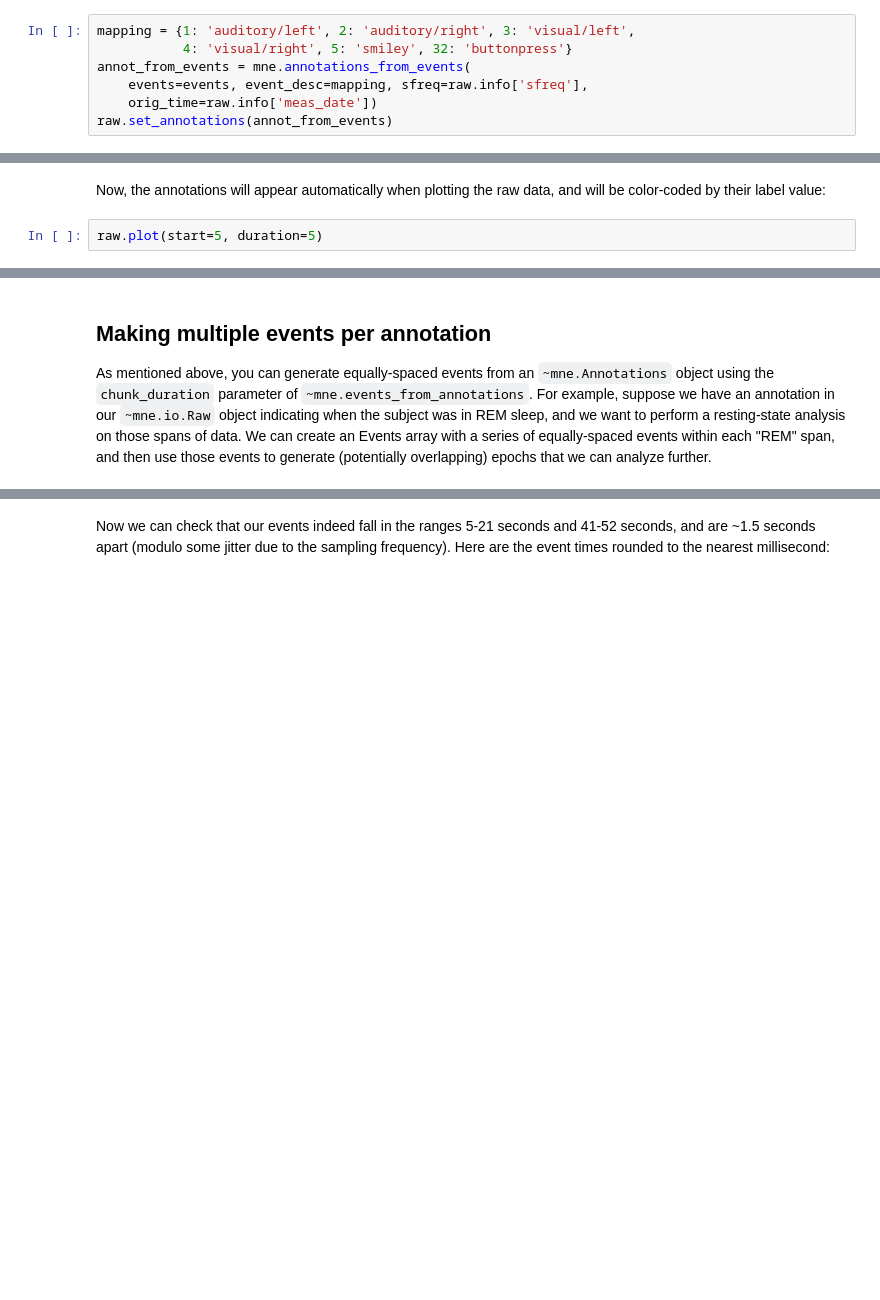
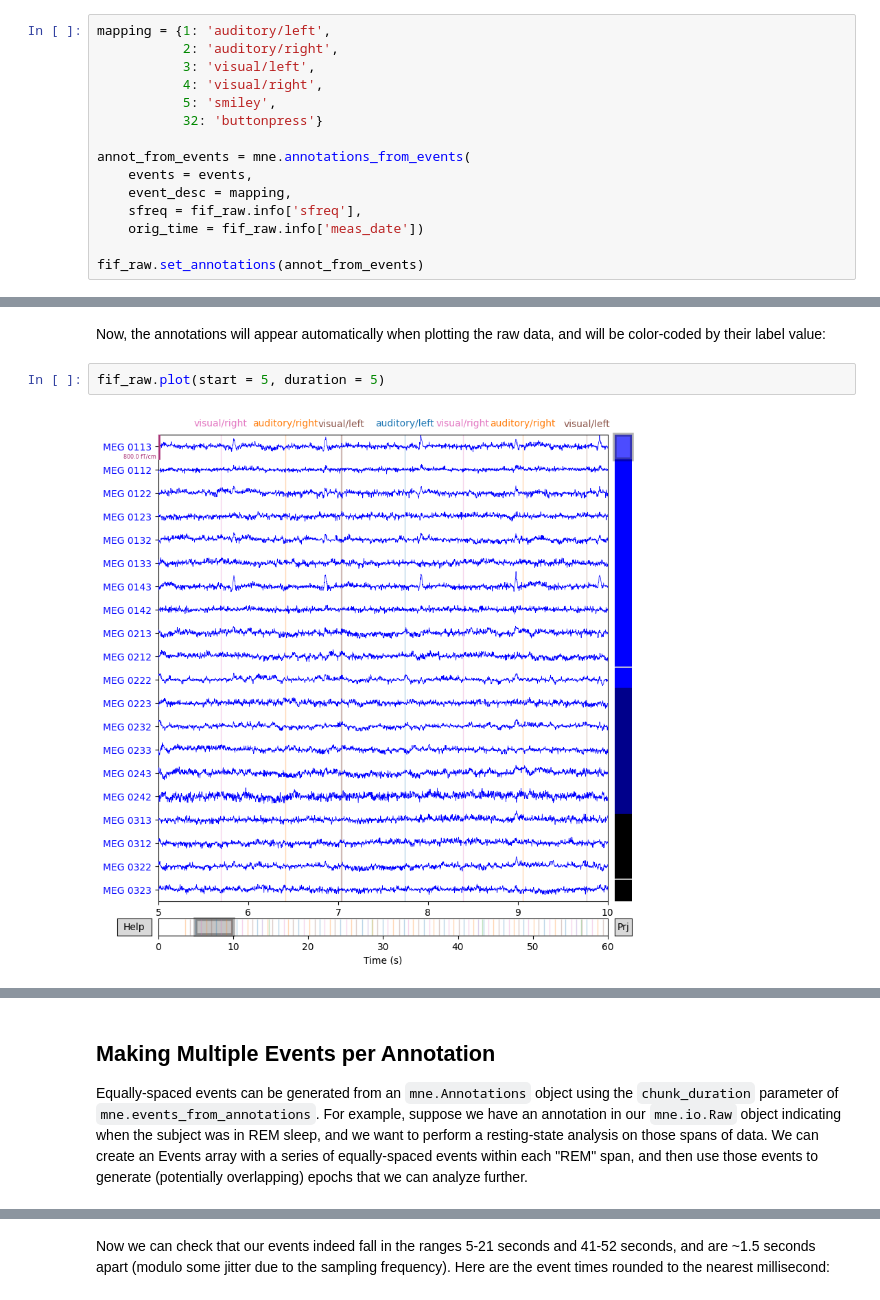
Before and after one commit to jonghang/neural_datascience, a Jupyter notebook: continouos_data_events/parsing_events_raw_data.ipynb, the cells around one changed output, grey strips where cells are left out. Saved outputs shown, nothing was run; the diff lists cells and outputs as text; blank space fills up the shorter version.

Commit message:
Renamed continuous data directories

```diff
--- a/events_continouos_data/parsing_events_raw_data.ipynb
+++ b/continouos_data_events/parsing_events_raw_data.ipynb
@@ -273,9 +302,17 @@ To make the opposite conversion (from an Events array to an `mne.Annotations` ob
 Because the `sample data <sample-dataset>` was recorded on a Neuromag system (where sample numbering starts when the acquisition system is initiated, not when the *recording* is initiated), we also need to pass in
 the `orig_time` parameter so that the onsets are properly aligned relative to the start of recording:
 # %%
-mapping = {1: 'auditory/left', 2: 'auditory/right', 3: 'visual/left',
-           4: 'visual/right', 5: 'smiley', 32: 'buttonpress'}
+mapping = {1: 'auditory/left',
+           2: 'auditory/right',
+           3: 'visual/left',
+           4: 'visual/right',
+           5: 'smiley',
+           32: 'buttonpress'}
+
 annot_from_events = mne.annotations_from_events(
-    events=events, event_desc=mapping, sfreq=raw.info['sfreq'],
-    orig_time=raw.info['meas_date'])
-raw.set_annotations(annot_from_events)
+    events = events,
+    event_desc = mapping,
+    sfreq = fif_raw.info['sfreq'],
+    orig_time = fif_raw.info['meas_date'])
+
+fif_raw.set_annotations(annot_from_events)
@@ -283,4 +334,6 @@ raw.set_annotations(annot_from_events)
 Now, the annotations will appear automatically when plotting the raw data,
 and will be color-coded by their label value:
 # %%
-raw.plot(start=5, duration=5)
+fif_raw.plot(start = 5, duration = 5)
+# %% [output]
+[figure, added]
@@ -287,14 +341,6 @@ raw.plot(start=5, duration=5)
 # %% [markdown]
+## Making Multiple Events per Annotation
 
-## Making multiple events per annotation
-
-As mentioned above, you can generate equally-spaced events from an
-`~mne.Annotations` object using the ``chunk_duration`` parameter of
-`~mne.events_from_annotations`. For example, suppose we have an
-annotation in our `~mne.io.Raw` object indicating when the subject was
-in REM sleep, and we want to perform a resting-state analysis on those spans
-of data. We can create an Events array with a series of equally-spaced events
-within each "REM" span, and then use those events to generate (potentially
-overlapping) epochs that we can analyze further.
+Equally-spaced events can be generated from an `mne.Annotations` object using the `chunk_duration` parameter of `mne.events_from_annotations`. For example, suppose we have an annotation in our `mne.io.Raw` object indicating when the subject was in REM sleep, and we want to perform a resting-state analysis on those spans of data. We can create an Events array with a series of equally-spaced events within each "REM" span, and then use those events to generate (potentially overlapping) epochs that we can analyze further.
 # %%
 # create the REM annotations
```
Also changed, not shown: parts of 12 cells of this notebook.
